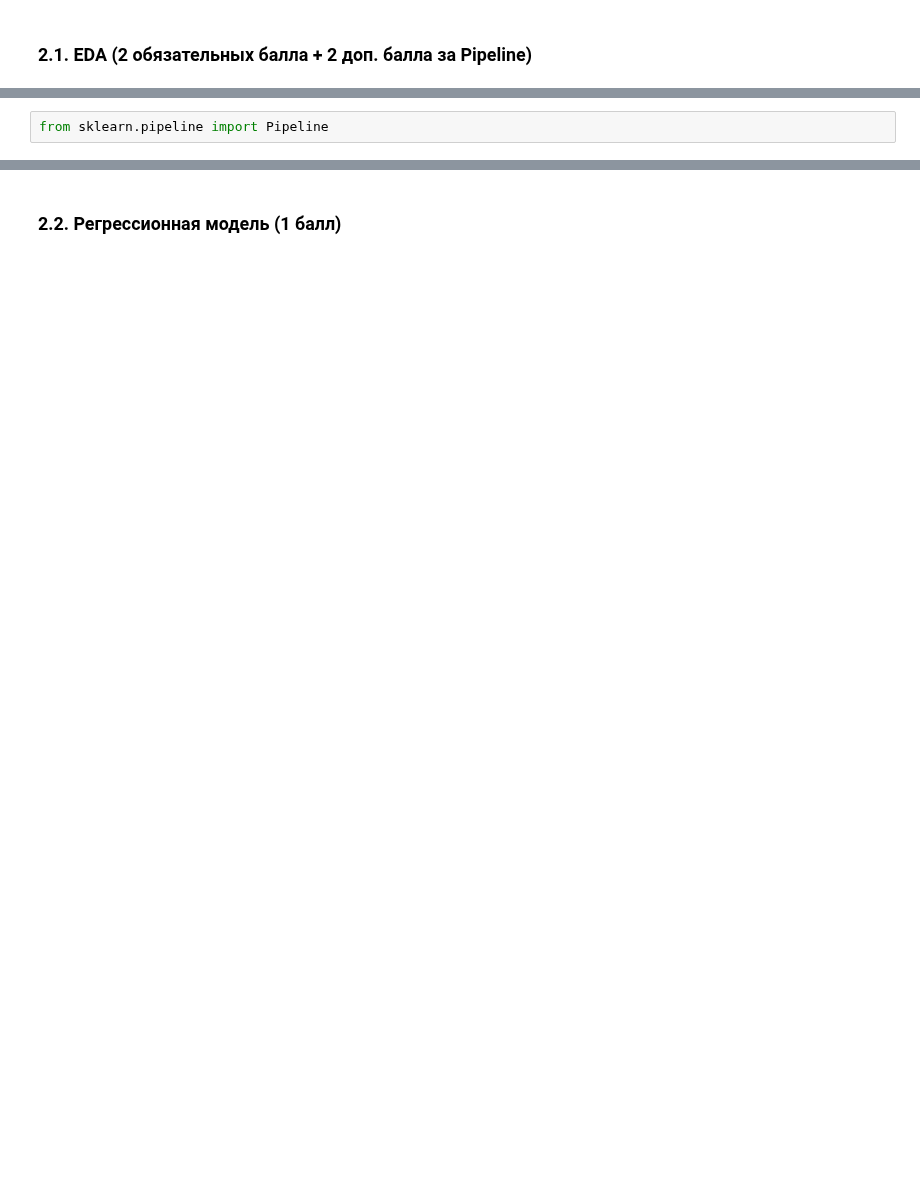
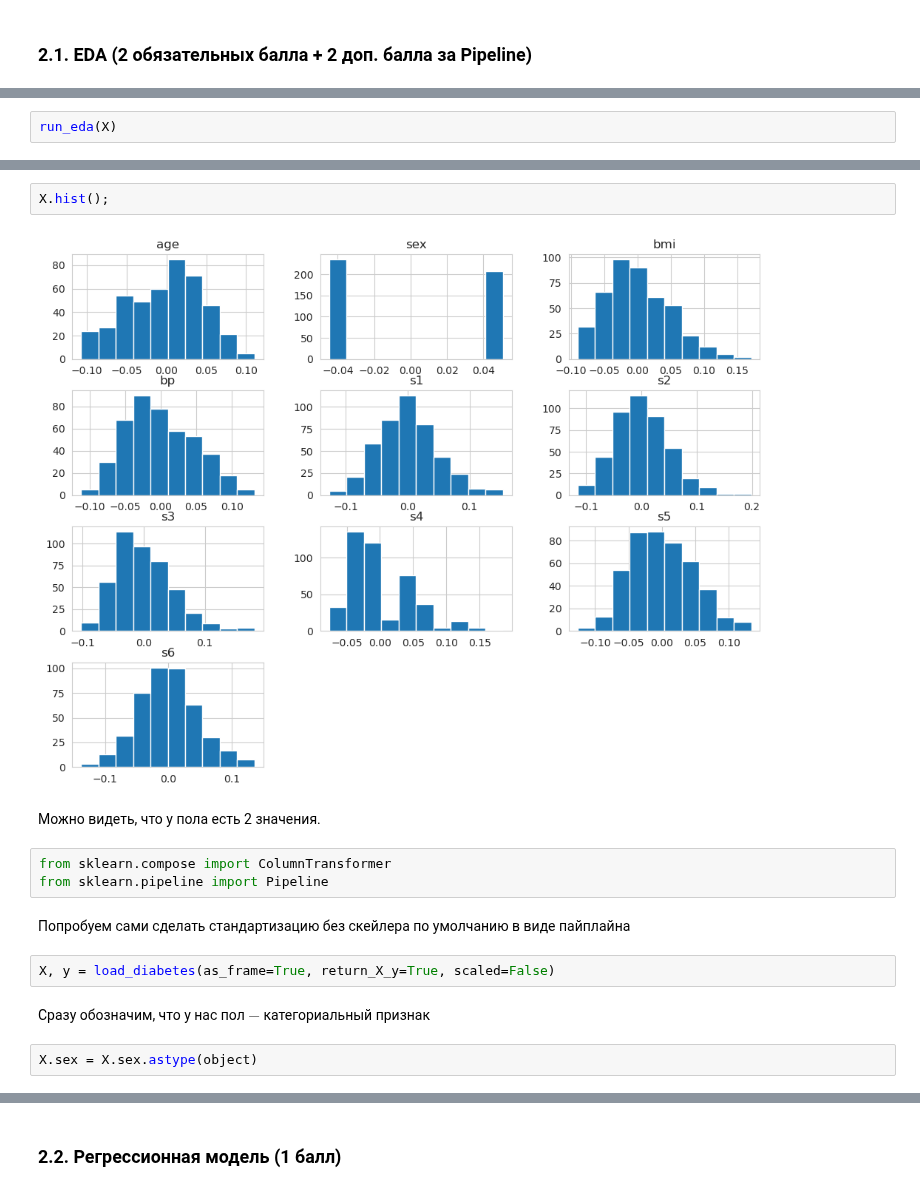
Before and after one commit to ArtemVaska/BI-ML-2024, a Jupyter notebook: lecture_1_intro_knn/homework/code/KNN.ipynb, the cells around one changed output, grey strips where cells are left out. Drawn from its saved outputs; the diff is of its cells as text; blank space fills up the shorter version.

```diff
--- a/lecture_1_intro_knn/homework/code/KNN.ipynb
+++ b/lecture_1_intro_knn/homework/code/KNN.ipynb
@@ -353,0 +377,2 @@ X.head()
+# %%
+run_eda(X)
@@ -354,2 +399,17 @@ X.head()
+# %%
+X.hist();
+# %% [output]
+[figure, added]
+# %% [markdown]
+Можно видеть, что у пола есть 2 значения.
 # %%
+from sklearn.compose import ColumnTransformer
 from sklearn.pipeline import Pipeline
+# %% [markdown]
+Попробуем сами сделать стандартизацию без скейлера по умолчанию в виде пайплайна
+# %%
+X, y = load_diabetes(as_frame=True, return_X_y=True, scaled=False)
+# %% [markdown]
+Сразу обозначим, что у нас пол $-$ категориальный признак
+# %%
+X.sex = X.sex.astype(object)
```
Also changed, not shown: parts of 36 cells of this notebook.
